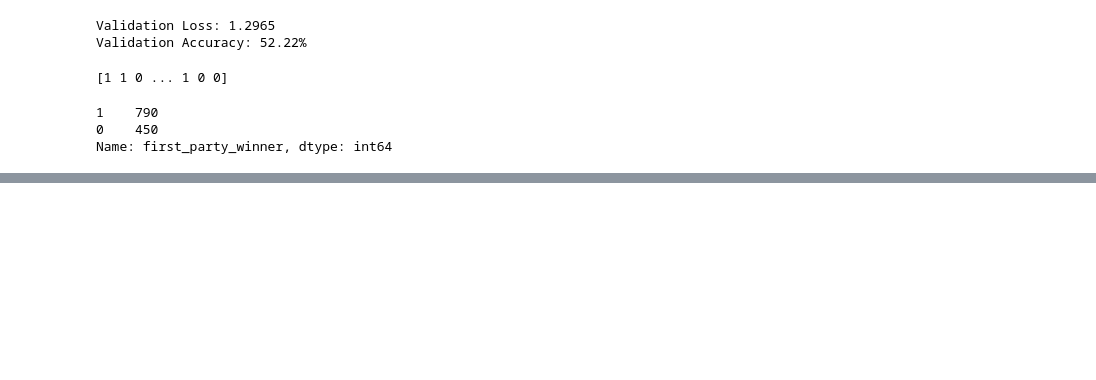
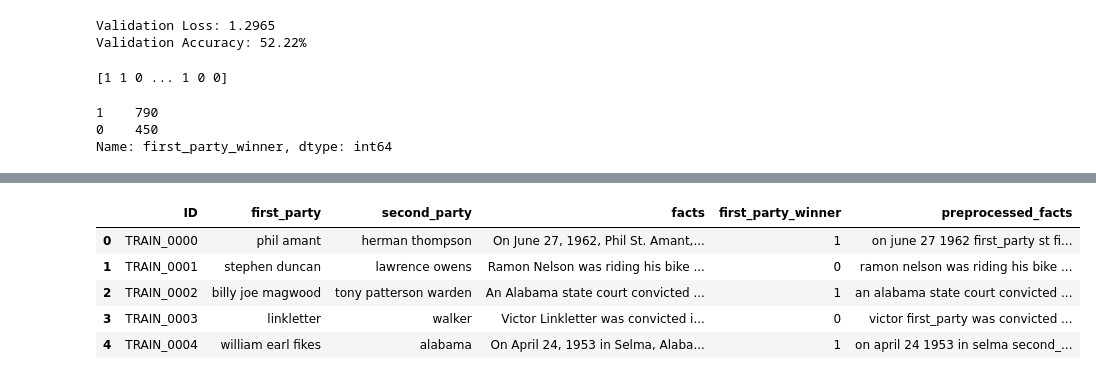
Before and after one commit to Pathway2008/law_predict, a Jupyter notebook: law_bert.ipynb, the cells around one changed output, grey strips where cells are left out. Cells and saved outputs as stored; diff of their text form; code cells hidden in the pictures; blank space fills up the shorter version.

```diff
--- a/law_bert.ipynb
+++ b/law_bert.ipynb
@@ -217,0 +260,31 @@ sub.to_csv('sub_bert.csv', index = False)
+# %%
+#Apply test_name
+test['first_party'] = test['first_party'].apply(lambda x: re.sub(r'[^\w\s]', '', x).lower())
+test['first_party'] = test['first_party'].apply(lambda x: ' '.join(filter(lambda y: len(y) >= 3, x.split())))
+
+test['second_party'] = test['second_party'].apply(lambda x: re.sub(r'[^\w\s]', '', x).lower())
+test['second_party'] = test['second_party'].apply(lambda x: ' '.join(filter(lambda y: len(y) >= 3, x.split())))
+# %%
+for i in range(len(train)):
+    first_party_words = train['first_party'][i].split()
+    preprocessed_facts = train.loc[i, 'preprocessed_facts']
+    for word in first_party_words:
+        if word in preprocessed_facts:
+            preprocessed_facts = preprocessed_facts.replace(word, 'first_party')
+    train.loc[i, 'preprocessed_facts'] = preprocessed_facts
+# %%
+for i in range(len(test)):
+    first_party_words = test['first_party'][i].split()
+    preprocessed_facts = test.loc[i, 'preprocessed_facts']
+    for word in first_party_words:
+        if word in preprocessed_facts:
+            preprocessed_facts = preprocessed_facts.replace(word, 'first_party')
+    test.loc[i, 'preprocessed_facts'] = preprocessed_facts
+# %%
+for i in range(len(train)):
+    second_party_words = train['second_party'][i].split()
+    preprocessed_facts = train.loc[i, 'preprocessed_facts']
+    for word in second_party_words:
+        if word in preprocessed_facts:
+            preprocessed_facts = preprocessed_facts.replace(word, 'second_party')
+    train.loc[i, 'preprocessed_facts'] = preprocessed_facts
@@ -217,0 +299,9 @@ sub.to_csv('sub_bert.csv', index = False)
+# %%
+train.head()
+# %% [output]
+|  | ID | first_party | second_party | facts | first_party_winner | preprocessed_facts |
+| 0 | TRAIN_0000 | phil amant | herman thompson | On June 27, 1962, Phil St. Amant,... | 1 | on june 27 1962 first_party st fi... |
+| 1 | TRAIN_0001 | stephen duncan | lawrence owens | Ramon Nelson was riding his bike ... | 0 | ramon nelson was riding his bike ... |
+| 2 | TRAIN_0002 | billy joe magwood | tony patterson warden | An Alabama state court convicted ... | 1 | an alabama state court convicted ... |
+| 3 | TRAIN_0003 | linkletter | walker | Victor Linkletter was convicted i... | 0 | victor first_party was convicted ... |
+| 4 | TRAIN_0004 | william earl fikes | alabama | On April 24, 1953 in Selma, Alaba... | 1 | on april 24 1953 in selma second_... |
```
Also changed, not shown: parts of 64 cells of this notebook.
